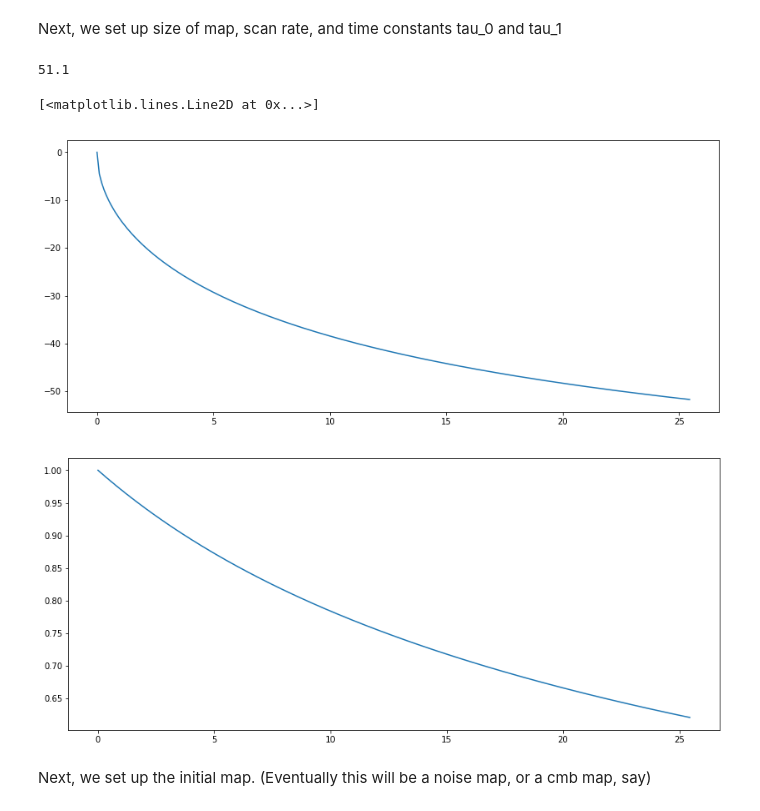
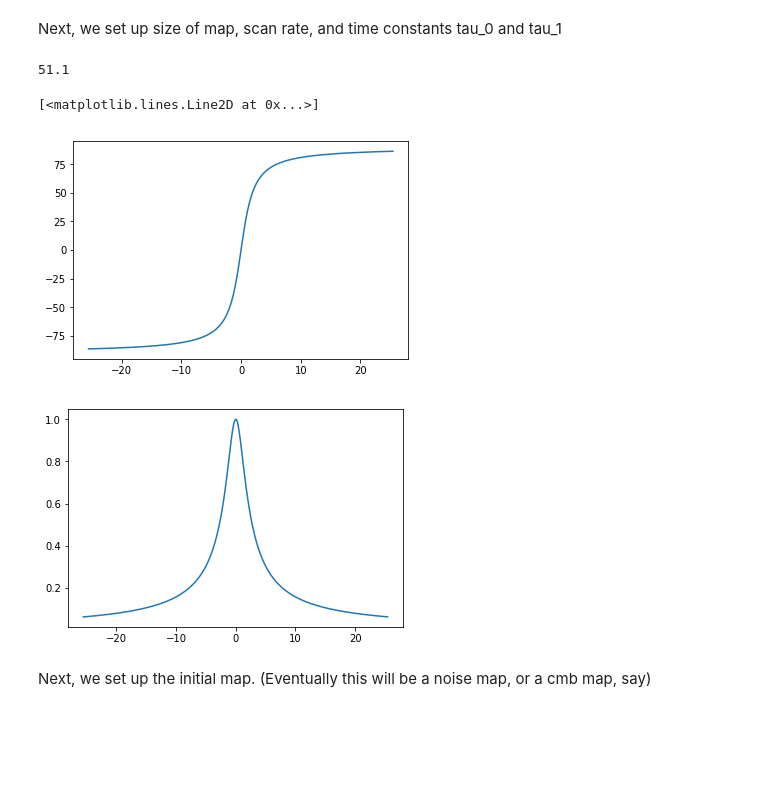
Before and after one commit to jared-may/May_CMB, a Jupyter notebook: Map_tests.ipynb, the cells around one changed output. Saved outputs shown, nothing was run; the diff lists cells and outputs as text; code cells hidden in the pictures; blank space fills up the shorter version.

```diff
--- a/Map_tests.ipynb
+++ b/Map_tests.ipynb
@@ -24,41 +24,45 @@ tau_1 = 0.7*tau_0   # Assumed (incorrect) detector time constant, in seconds
 
 theta_side = 10. # degrees on a side
 pixel_spacing = theta_side/(N-1)  # this is the distance between neighboring pixel centers, in degrees.
 scan_rate = 1.0 # degrees per second on sky.                                     ###PERHAPS CHANGE THIS...LOOP
 
 t_scan = theta_side/scan_rate # time to go all the way across the map, in seconds.
 delta_t = t_scan/(N-1)  # time to cross from one pixel to the next.
 samplerate = 1/delta_t  # Pretend data is sampled at center of each pixel.  In Hz.
 
 # Set up frequency vector, and time constant filters in Fourier space.
 freqvec = np.fft.fftshift(np.fft.fftfreq(N,delta_t))
 #filter_tau_0 = 1./np.sqrt(1. + (2*np.pi*np.abs(freqvec)*tau_0**2))     ###NEED PHASE AS WELL...e^i phi
 #filter_tau_1 = 1./np.sqrt(1. + (2*np.pi*np.abs(freqvec)*tau_1**2))
 
-######   NEW TAU FILTERS   ######
-###Use the np.flip() to mirror the array (only positive values rn for filter_tau_0 and tau_1)
+######   NEW TAU FILTERS   #####
 
-filter_tau_0_transfunc = 1. / (1. + 1j*(tau_0*np.sqrt(2*np.pi*freqvec)))
-A = tau_0*np.sqrt(2*np.pi*freqvec)
+#filter_tau_0_transfunc = 1. / (1. + 1j*(tau_0*np.sqrt(2*np.pi*freqvec)))
+filter_tau_0_transfunc = 1. / (1. + 1j*(2*np.pi*freqvec*tau_0))
+#A = tau_0*np.sqrt(2*np.pi*freqvec)
+A = -2*np.pi*freqvec*tau_0
 tau_0_phase = np.arctan(-A) * (180/np.pi)
 filter_tau_0 = np.abs(filter_tau_0_transfunc)
 
-filter_tau_1_transfunc = 1. / (1. + 1j*(tau_1*np.sqrt(2*np.pi*freqvec)))
+#filter_tau_1_transfunc = 1. / (1. + 1j*(tau_1*np.sqrt(2*np.pi*freqvec)))
+filter_tau_1_transfunc = 1. / (1. + 1j*(2*np.pi*freqvec*tau_0))
+#filter_tau_1 = np.abs(filter_tau_1_transfunc)
+B = -2*np.pi*freqvec*tau_1
+tau_1_phase = np.arctan(-B) * (180/np.pi)
 filter_tau_1 = np.abs(filter_tau_1_transfunc)
-
 
 
 plt.plot(freqvec, tau_0_phase)
 print(samplerate)
 plt.figure()
 plt.plot(freqvec,filter_tau_0, label='True Time Const')
 #plt.plot(freqvec, filter_tau_1, label='Estimated Time Const')
 #plt.legend()
 # %% [output]
 51.1
 [<matplotlib.lines.Line2D at 0x...>]
-[figure, old version]
+[figure, new version]
-[figure, old version]
+[figure, new version]
 # %% [markdown]
 Next, we set up the initial map.  (Eventually this will be a noise map, or a cmb map, say)
 # %%
```
